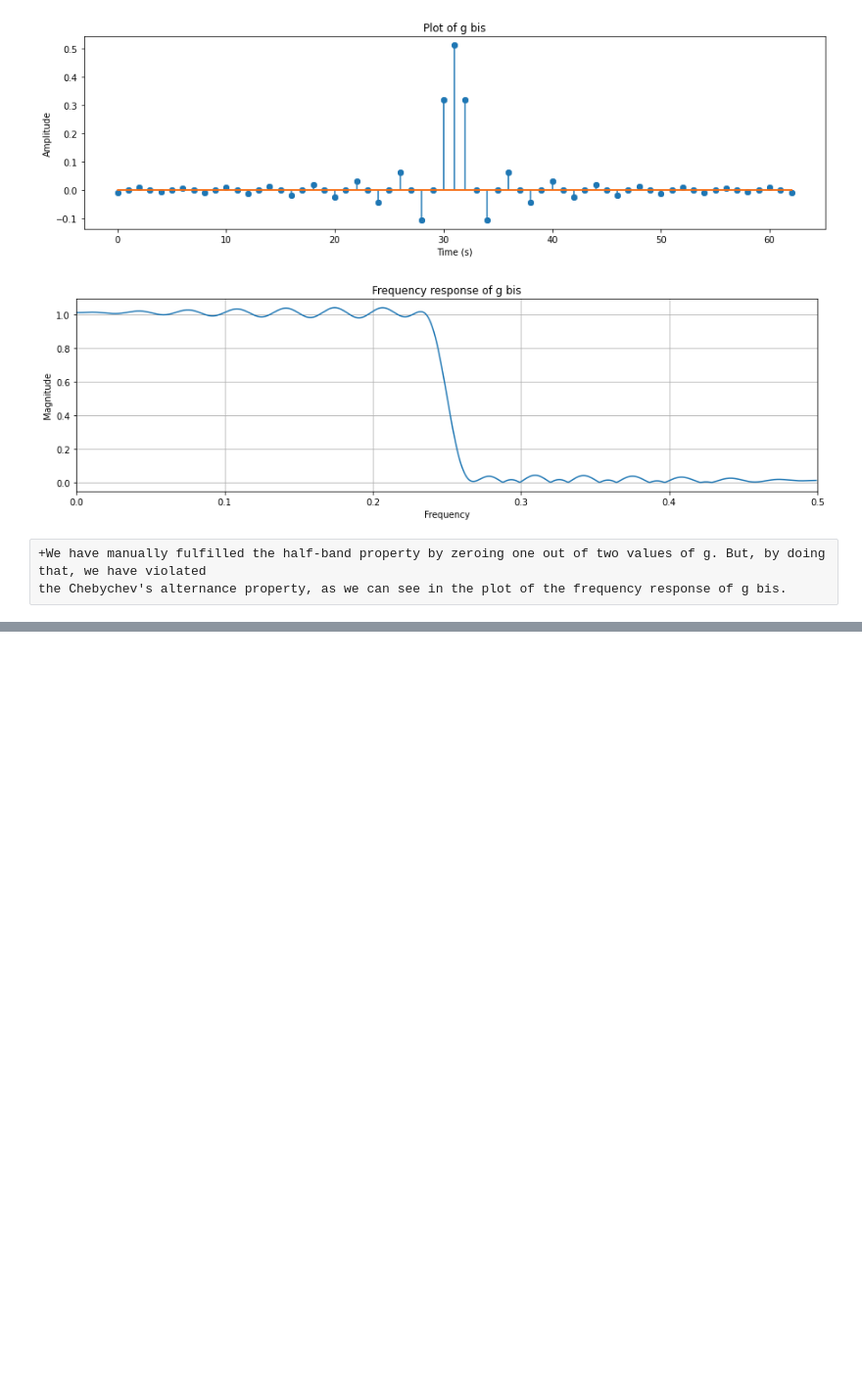
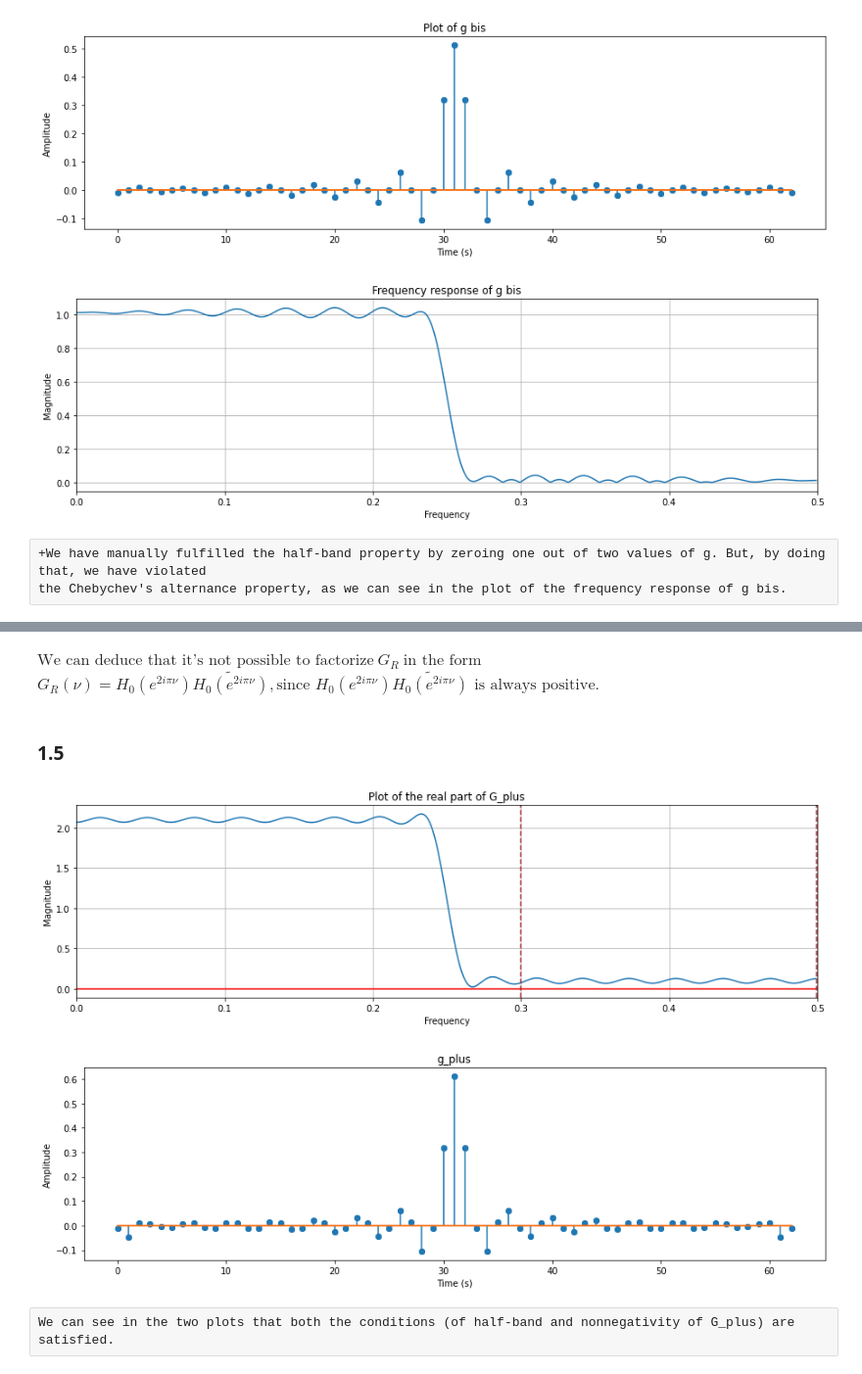
Before and after one commit to hiqbi/TSIA201, a Jupyter notebook: TP2/TSIA201_TP2_Notebook_IQBI_HAMZA.ipynb, the cells around one changed output, grey strips where cells are left out. Shown: that part at 98% size. Drawn from its saved outputs; the diff is of its cells as text; code cells hidden in the pictures; blank space fills up the shorter version.

```diff
--- a/TP2/TSIA201_TP2_Notebook_IQBI_HAMZA.ipynb
+++ b/TP2/TSIA201_TP2_Notebook_IQBI_HAMZA.ipynb
@@ -61,0 +94,13 @@ plot_response(fs, nu, G, "Frequency response of g")
+# %%
+fs = 1
+N = 32                  # Size of the filter v
+trans_width = 1/80      # Transition width
+cutoff = 1/4
+N=32
+numtaps = 2*N-1
+g = signal.remez(numtaps, [0, cutoff, cutoff+trans_width, 0.5], [1, 0], Hz=fs)
+nu, G = signal.freqz(g)
+
+plot_impulse(g, numtaps, "Plot of g")
+
+plot_response(fs, nu, G, "Frequency response of g")
@@ -110,0 +195,25 @@ plot_response(fs, wg, G_synth, "G")
+# %% [markdown]
+$\text{We can deduce that it's not possible to factorize}$ $G_R$ $\text{in the form}$ $G_R(\nu) = H_0(e^{2i\pi\nu}) \tilde{H_0(e^{2i\pi\nu})}, \text{since } H_0(e^{2i\pi\nu})\tilde{H_0(e^{2i\pi\nu})} \text{ is always positive}.$
+# %% [markdown]
+### 1.5
+# %%
+#-- We need first to define the boundaries of the stop-band --#
+start = np.where(frequences > 0.3)[0][0]
+end = np.where(frequences > 0.5)[0][0]
+epsilon = max(np.abs(np.real(magnitude))[start:end]) + 0.05 # Strictly larger the maxium magnitude in the stop-band
+
+#-- Computing the frequency response G_plus as specified --#
+G_plus = GR + epsilon
+plot_response(fs, wR, np.real(G_plus), "Plot of the real part of G_plus", absolute = False)
+plt.plot(wR, np.zeros(len(wR)), color='r')
+plt.axvline(0.3, color='brown', linestyle='--')
+plt.axvline(0.499, color='brown', linestyle ='--')
+
+#-- Computing the filter g_plus --#
+g_plus = g + np.array((N-1)*[0] + [epsilon] + (N-1)*[0])
+plot_impulse(g_plus, 2*N-1, "g_plus")
+# %% [output]
+[figure, added]
+[figure, added]
+# %% [raw]
+We can see in the two plots that both the conditions (of half-band and nonnegativity of G_plus) are satisfied.
```
Also changed, not shown: parts of 19 cells of this notebook, 1 other file.
